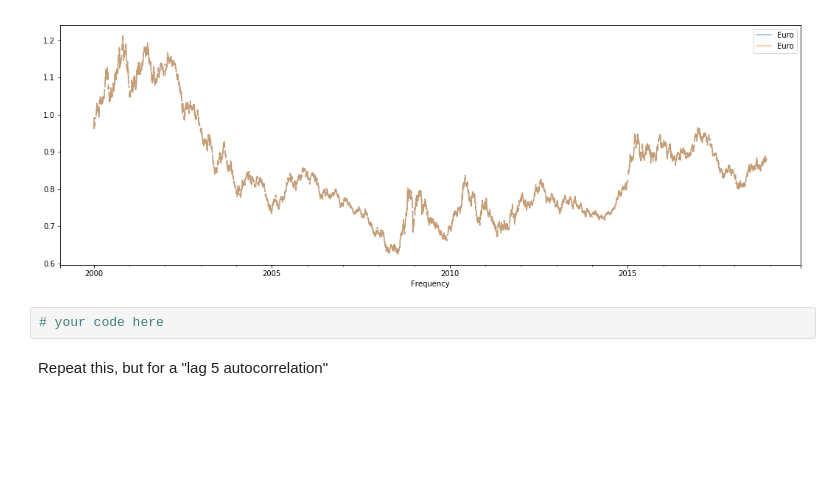
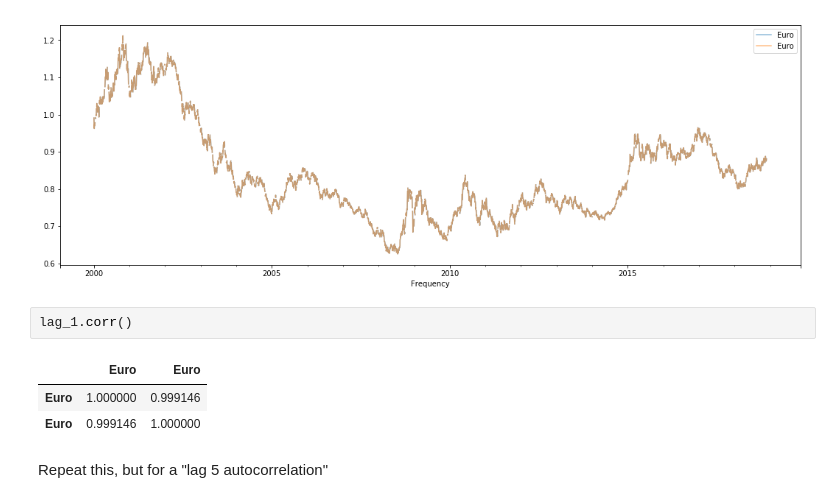
Before and after one commit to nkacoroski/dsc-3-26-05-correlation-and-autocorrelation-in-time-series-lab-seattle-ds-career-040119, a Jupyter notebook: index.ipynb, the cells around one changed output. Cells and saved outputs as stored; diff of their text form; blank space fills up the shorter version.

```diff
--- a/index.ipynb
+++ b/index.ipynb
@@ -78,8 +78,12 @@ lag_1 = pd.concat([eur_shift_1, eur], axis=1)
 lag_1.plot(figsize=(18,6), alpha=0.5);
 # %% [output]
 [figure]
-# %%
-# your code here
+# %%
+lag_1.corr()
+# %% [output]
+|  | Euro | Euro |
+| Euro | 1.000000 | 0.999146 |
+| Euro | 0.999146 | 1.000000 |
 # %% [markdown]
 Repeat this, but for a "lag 5 autocorrelation"
 # %%
```
